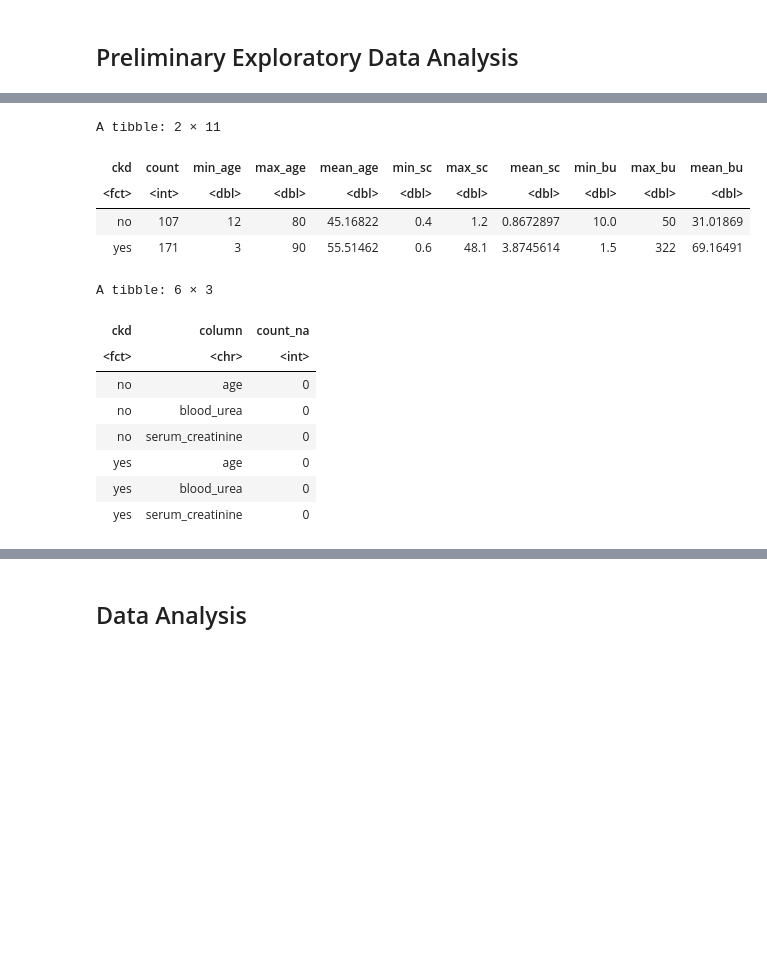
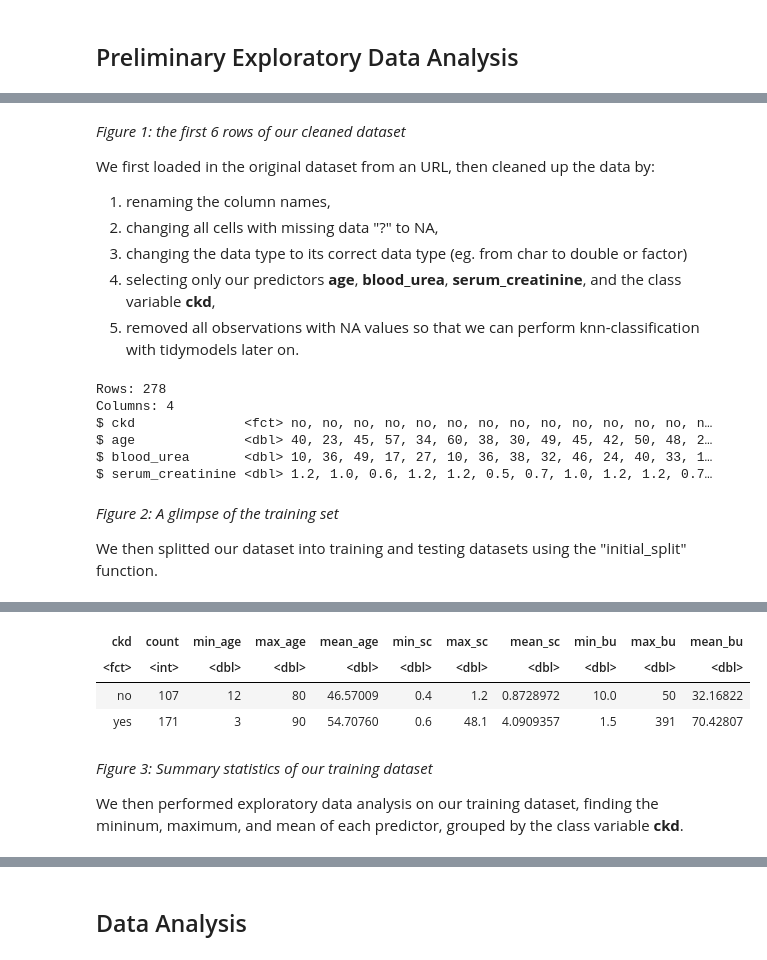
Before and after one commit to schan26/dsci-100-grp18, a Jupyter notebook: Report.ipynb, the cells around one changed output, grey strips where cells are left out. Drawn from its saved outputs; the diff is of its cells as text; code cells hidden in the pictures; blank space fills up the shorter version.

```diff
--- a/Report.ipynb
+++ b/Report.ipynb
@@ -105,3 +101,32 @@ $ serum_creatinine <dbl> 1.2, 1.0, 1.2, 0.5, 1.2, 1.2, 0.9, 1.2, 0.7, 1.2, 0.9
+# %% [markdown]
+*Figure 1: the first 6 rows of our cleaned dataset*
+
+We first loaded in the original dataset from an URL, then cleaned up the data by:
+1. renaming the column names,
+2. changing all cells with missing data "?" to NA,
+3. changing the data type to its correct data type (eg. from char to double or factor)
+4. selecting only our predictors **age**, **blood_urea**, **serum_creatinine**, and the class variable **ckd**,
+5. removed all observations with NA values so that we can perform knn-classification with tidymodels later on.
+# %%
+set.seed(9999)
+#splitting data into training and testing datasets
+ckd_data_split <- initial_split(ckd_analysis, prop = 0.75, strata = ckd)
+
+ckd_training <- training(ckd_data_split)
+ckd_testing <- testing(ckd_data_split)
+
+glimpse(ckd_training)
+# %% [output]
+Rows: 278
+Columns: 4
+$ ckd              <fct> no, no, no, no, no, no, no, no, no, no, no, no, no, n…
+$ age              <dbl> 40, 23, 45, 57, 34, 60, 38, 30, 49, 45, 42, 50, 48, 2…
+$ blood_urea       <dbl> 10, 36, 49, 17, 27, 10, 36, 38, 32, 46, 24, 40, 33, 1…
+$ serum_creatinine <dbl> 1.2, 1.0, 0.6, 1.2, 1.2, 0.5, 0.7, 1.0, 1.2, 1.2, 0.7…
+# %% [markdown]
+*Figure 2: A glimpse of the training set*
+
+We then splitted our dataset into training and testing datasets using the "initial_split" function.
 # %%
 #exploratory data analysis: summarizing the min, max, mean of each predictor +
 #                           total num of rows in each class
@@ -113,12 +138,12 @@ ckd_analysis <- ckd_training |>
               min_bu = min(blood_urea, na.rm = TRUE), max_bu = max(blood_urea, na.rm = TRUE), mean_bu = mean(blood_urea, na.rm = TRUE))
 
 #Number of missing values in each predictor
-ckd_NA <- ckd_training |>
-    group_by(ckd) |>
-    select(ckd, age, blood_urea, serum_creatinine) |>
-    summarise(across(,  ~sum(is.na(.)))) |>
-    pivot_longer(cols = -ckd, names_to = "column", values_to = "count_na")
+# ckd_NA <- ckd_training |>
+#     group_by(ckd) |>
+#     select(ckd, age, blood_urea, serum_creatinine) |>
+#     summarise(across(,  ~sum(is.na(.)))) |>
+#     pivot_longer(cols = -ckd, names_to = "column", values_to = "count_na")
 
 ckd_analysis
-ckd_NA
+# ckd_NA
 # %% [output]
@@ -131,17 +151,11 @@ Caused by warning:
-A tibble: 2 × 11
 | ckd | count | min_age | max_age | mean_age | min_sc | max_sc | mean_sc | min_bu | max_bu | mean_bu |
 | <fct> | <int> | <dbl> | <dbl> | <dbl> | <dbl> | <dbl> | <dbl> | <dbl> | <dbl> | <dbl> |
-| no | 107 | 12 | 80 | 45.16822 | 0.4 | 1.2 | 0.8672897 | 10.0 | 50 | 31.01869 |
-| yes | 171 | 3 | 90 | 55.51462 | 0.6 | 48.1 | 3.8745614 | 1.5 | 322 | 69.16491 |
+| no | 107 | 12 | 80 | 46.57009 | 0.4 | 1.2 | 0.8728972 | 10.0 | 50 | 32.16822 |
+| yes | 171 | 3 | 90 | 54.70760 | 0.6 | 48.1 | 4.0909357 | 1.5 | 391 | 70.42807 |
-A tibble: 6 × 3
-| ckd | column | count_na |
-| <fct> | <chr> | <int> |
-| no | age | 0 |
-| no | blood_urea | 0 |
-| no | serum_creatinine | 0 |
-| yes | age | 0 |
-| yes | blood_urea | 0 |
-| yes | serum_creatinine | 0 |
+# %% [markdown]
+*Figure 3: Summary statistics of our training dataset*
+
+We then performed exploratory data analysis on our training dataset, finding the mininum, maximum, and mean of each predictor, grouped by the class variable **ckd**.
 # %%
 #plotting training data
 options(repr.plot.width = 8, repr.plot.height = 8)
```
Also changed, not shown: parts of 13 cells of this notebook.
